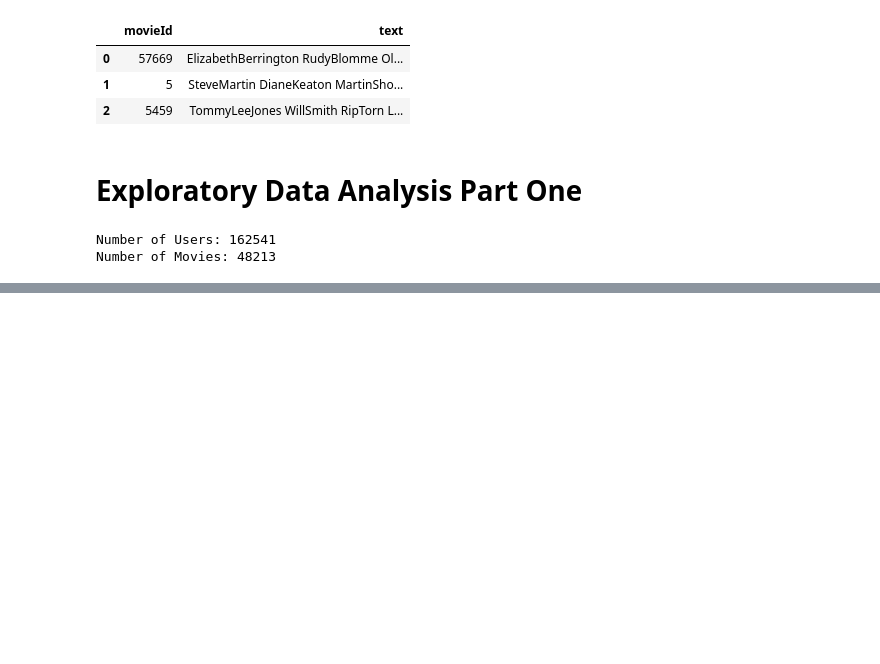
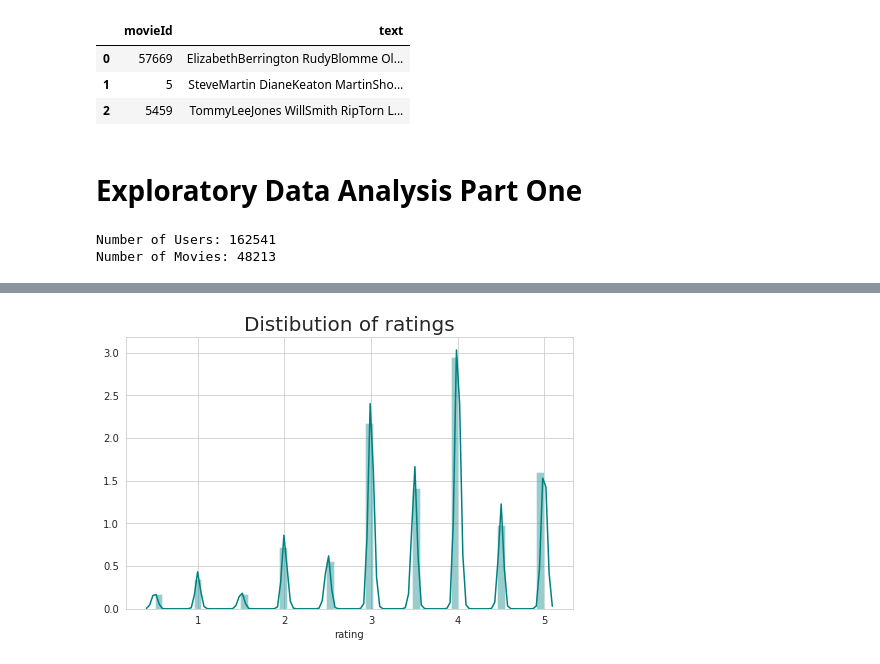
Before and after one commit to titusndondo/unsupervised-predict-streamlit-template, a Jupyter notebook: predict_deliverables/EDA.ipynb, the cells around one changed output, grey strips where cells are left out. Cells and saved outputs as stored; diff of their text form; code cells hidden in the pictures; blank space fills up the shorter version.

```diff
--- a/predict_deliverables/EDA.ipynb
+++ b/predict_deliverables/EDA.ipynb
@@ -204,0 +214,7 @@ Number of Movies: 48213
+# %%
+plt.figure(figsize = (8, 5))
+g = sns.distplot(train_data['rating'], color = 'teal')
+g.set_title('Distibution of ratings', fontsize = 20)
+plt.show()
+# %% [output]
+[figure, added]
```
Also changed, not shown: parts of 8 cells of this notebook.
